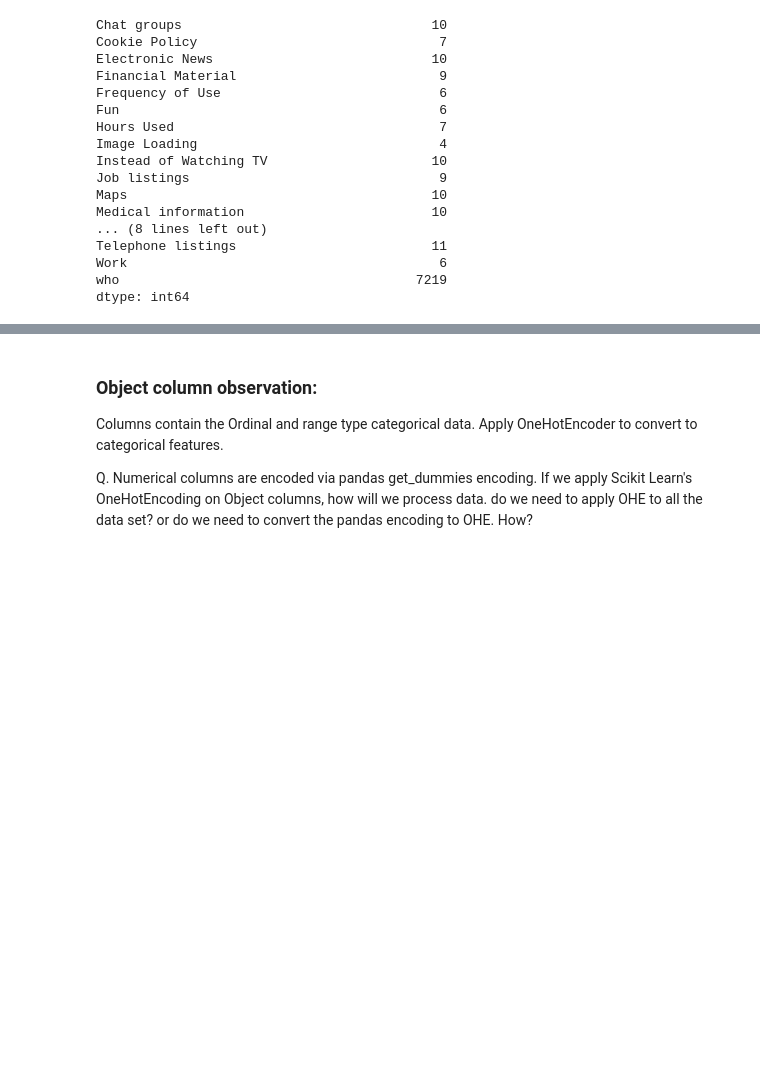
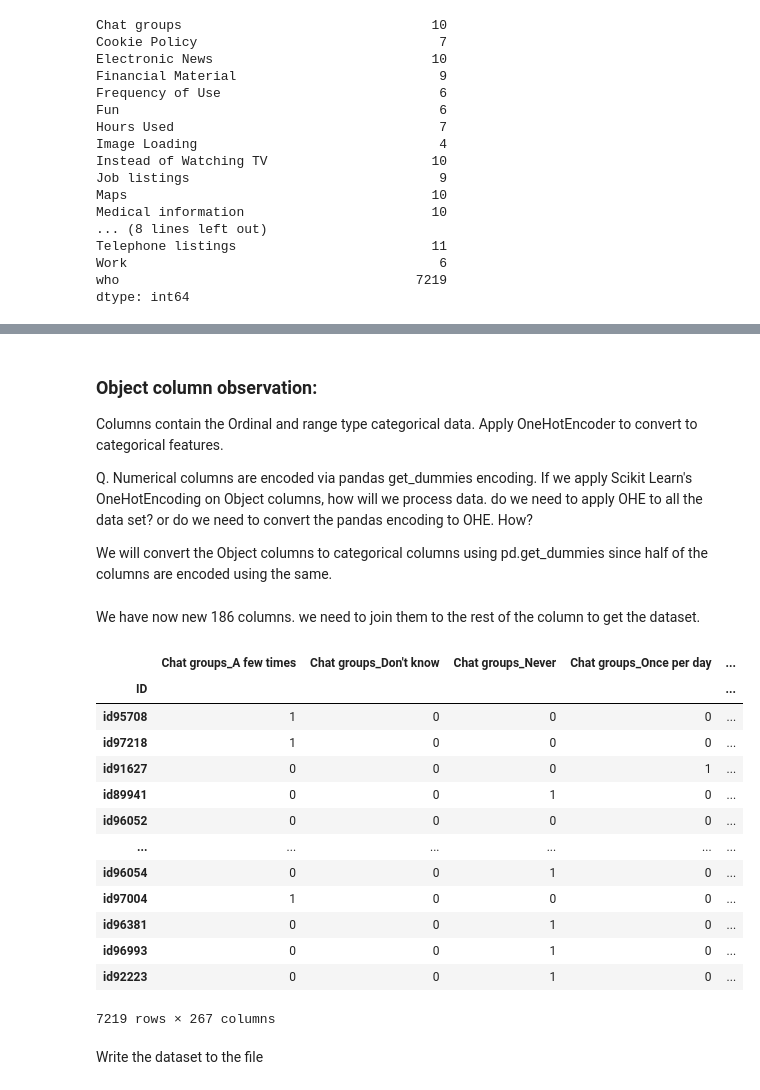
Before and after one commit to charsh12/DS-Career-Track, a Jupyter notebook: Unit 7/Capstone 2/Notebook/Cap2_Data_Readiness.ipynb, the cells around one changed output, grey strips where cells are left out. Cells and saved outputs as stored; diff of their text form; code cells hidden in the pictures; blank space fills up the shorter version.

```diff
--- a/Unit 7/Capstone 2/Notebook/Cap2_Data_Readiness.ipynb
+++ b/Unit 7/Capstone 2/Notebook/Cap2_Data_Readiness.ipynb
@@ -265,0 +211,13 @@ print (type(df_web_internet_use.select_dtypes(["object"])))
+# %%
+# check who column for uniqueness.
+
+any_who_value_gt_1 = df_web_internet_use['who'].value_counts() > 1
+who_has_unique_values = df_web_internet_use.shape[0] == df_web_internet_use['who'].value_counts().count()
+print ('Number of rows in the dataset == number of unique in the column "who" :'
+       , who_has_unique_values)
+
+# if true then set the who as index.
+# if who_has_unique_values:
+df = df_web_internet_use.set_index('who')
+df.index.name = "ID"
+df.head()
@@ -265,0 +234,4 @@ print (type(df_web_internet_use.select_dtypes(["object"])))
+# %%
+df_num = df.select_dtypes(exclude=['object'])
+obj_df = df.select_dtypes(include=['object'])
+obj_df.nunique(axis=0)
@@ -300,3 +310,31 @@ Q. Numerical columns are encoded via pandas get_dummies encoding.
 If we apply Scikit Learn's OneHotEncoding on Object columns, how will we process data.
 do we need to apply OHE to all the data set?
 or do we need to convert the pandas encoding to OHE. How?
+
+We will convert the Object columns to categorical columns using pd.get_dummies since half of the columns are encoded
+using the same.
+# %%
+dummies = pd.get_dummies(obj_df)
+dummies
+# %% [markdown]
+We have now new 186 columns. we need to join them to the rest of the column to get the dataset.
+# %%
+df_categorical = dummies.join(df_num, how='inner')
+df_categorical
+# %% [output]
+|  | Chat groups_A few times | Chat groups_Don't know | Chat groups_Never | Chat groups_Once per day | ... |
+| ID |  |  |  |  | ... |
+| id95708 | 1 | 0 | 0 | 0 | ... |
+| id97218 | 1 | 0 | 0 | 0 | ... |
+| id91627 | 0 | 0 | 0 | 1 | ... |
+| id89941 | 0 | 0 | 1 | 0 | ... |
+| id96052 | 0 | 0 | 0 | 0 | ... |
+| ... | ... | ... | ... | ... | ... |
+| id96054 | 0 | 0 | 1 | 0 | ... |
+| id97004 | 1 | 0 | 0 | 0 | ... |
+| id96381 | 0 | 0 | 1 | 0 | ... |
+| id96993 | 0 | 0 | 1 | 0 | ... |
+| id92223 | 0 | 0 | 1 | 0 | ... |
+7219 rows × 267 columns
+# %% [markdown]
+Write the dataset to the file
```
Also changed, not shown: parts of 18 cells of this notebook, 2 other files.
